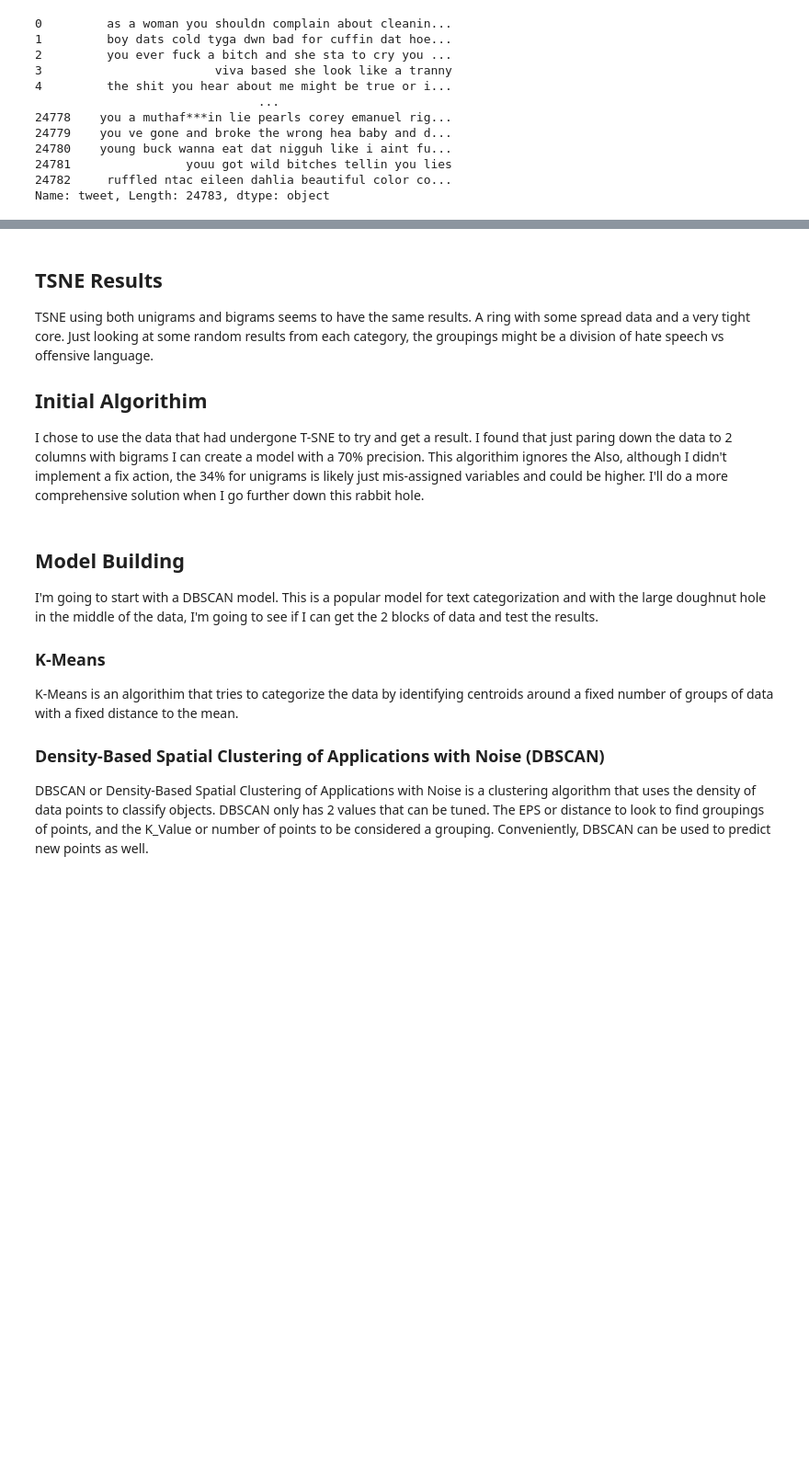
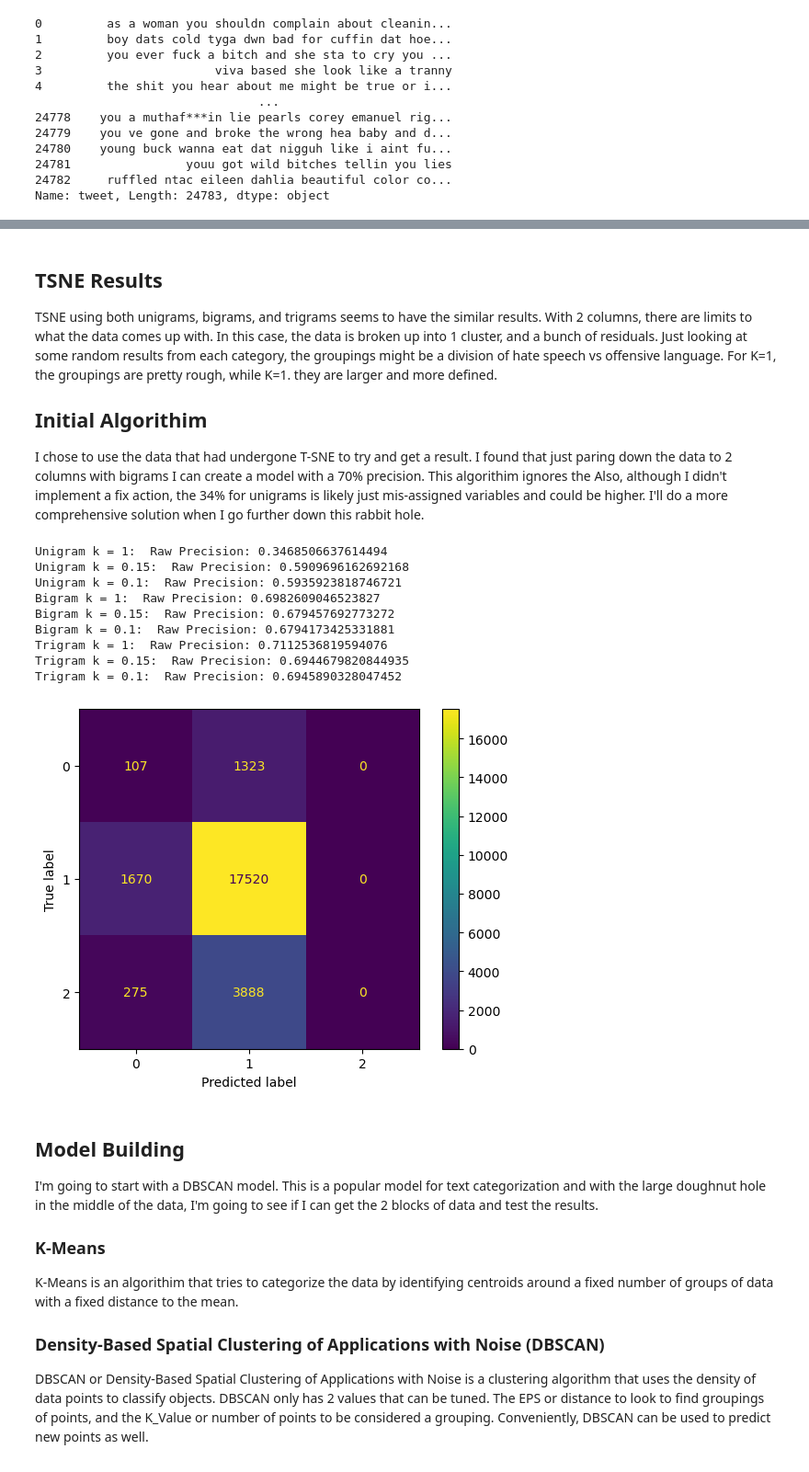
Before and after one commit to isaac1987a/Unsupervised-Learning-Final, a Jupyter notebook: Hate Speach Detection.ipynb, the cells around one changed output, grey strips where cells are left out. Shown at 92% size. Saved outputs shown, nothing was run; the diff lists cells and outputs as text; code cells hidden in the pictures; blank space fills up the shorter version.

```diff
--- a/Hate Speach Detection.ipynb
+++ b/Hate Speach Detection.ipynb
@@ -281,23 +307,39 @@ color_graph(model_data, "EDA TSNE Results")
 # %% [markdown]
 ## TSNE Results
 
-TSNE using both unigrams and bigrams seems to have the same results.  A ring with some spread data and a very tight core.  Just looking at some random results from each category, the groupings might be a division of hate speech vs offensive language.
+TSNE using both unigrams, bigrams, and trigrams seems to have the similar results.  With 2 columns, there are limits to what the data comes up with.  In this case, the data is broken up into 1 cluster, and a bunch of residuals.   Just looking at some random results from each category, the groupings might be a division of hate speech vs offensive language.  For K=1, the groupings are pretty rough, while K=1. they are larger and more defined.
 
 ## Initial Algorithim
 I chose to use the data that had undergone T-SNE to try and get a result.  I found that just paring down the data to 2 columns with bigrams I can create a model with a  70% precision.  This algorithim ignores the Also, although I didn't implement a fix action, the 34% for unigrams is likely just mis-assigned variables and could be higher.  I'll do a more comprehensive solution when I go further down this rabbit hole.
 # %%
+model_data = pd.read_csv("Data/TSNE_Model.csv")
 def makeScores(d1, d2, text):
-    print(text + ":  Raw Precision: " + str(precision_score(d1, d2, average = 'micro')) + \
-          ", Weighted Precision: " + str(precision_score(d1, d2, average = 'weighted')) + \
-         ", Weighted Recall: " + str(recall_score(d1, d2, average = 'weighted')) +\
-         ", Weghted F1: " + str(f1_score(d1, d2, average = 'weighted')))
+    print(text + ":  Raw Precision: " + str(precision_score(d1, d2, average = 'micro')))
+k_values = [1,0.15, .10]
+model_size = {'Unigram':1, 'Bigram':2, 'Trigram':3}
 for ms in model_size:
     for k_val in k_values:
         makeScores(model_data[(model_data['gram_size'] == ms)\
                               & (model_data['k'] == k_val)]['predict'],\
-                   raw_data['class'], str(ms) + " k = " + str(k_val))
-#Cleanup for Memory
+                    raw_data['class'], str(ms) + " k = " + str(k_val))
+
+confusion_matrix = metrics.confusion_matrix(raw_data['class'], model_data[(model_data['gram_size'] == 'Trigram')\
+                              & (model_data['k'] == 1)]['predict'])
+cm_display = metrics.ConfusionMatrixDisplay(confusion_matrix = confusion_matrix)
+cm_display.plot()
+plt.show()
 model_data = None
+# %% [output]
+Unigram k = 1:  Raw Precision: 0.3468506637614494
+Unigram k = 0.15:  Raw Precision: 0.5909696162692168
+Unigram k = 0.1:  Raw Precision: 0.5935923818746721
+Bigram k = 1:  Raw Precision: 0.6982609046523827
+Bigram k = 0.15:  Raw Precision: 0.679457692773272
+Bigram k = 0.1:  Raw Precision: 0.6794173425331881
+Trigram k = 1:  Raw Precision: 0.7112536819594076
+Trigram k = 0.15:  Raw Precision: 0.6944679820844935
+Trigram k = 0.1:  Raw Precision: 0.6945890328047452
+[figure, added]
 # %% [markdown]
 ## Model Building
 
```
Also changed, not shown: parts of 30 cells of this notebook, 1 other file.
